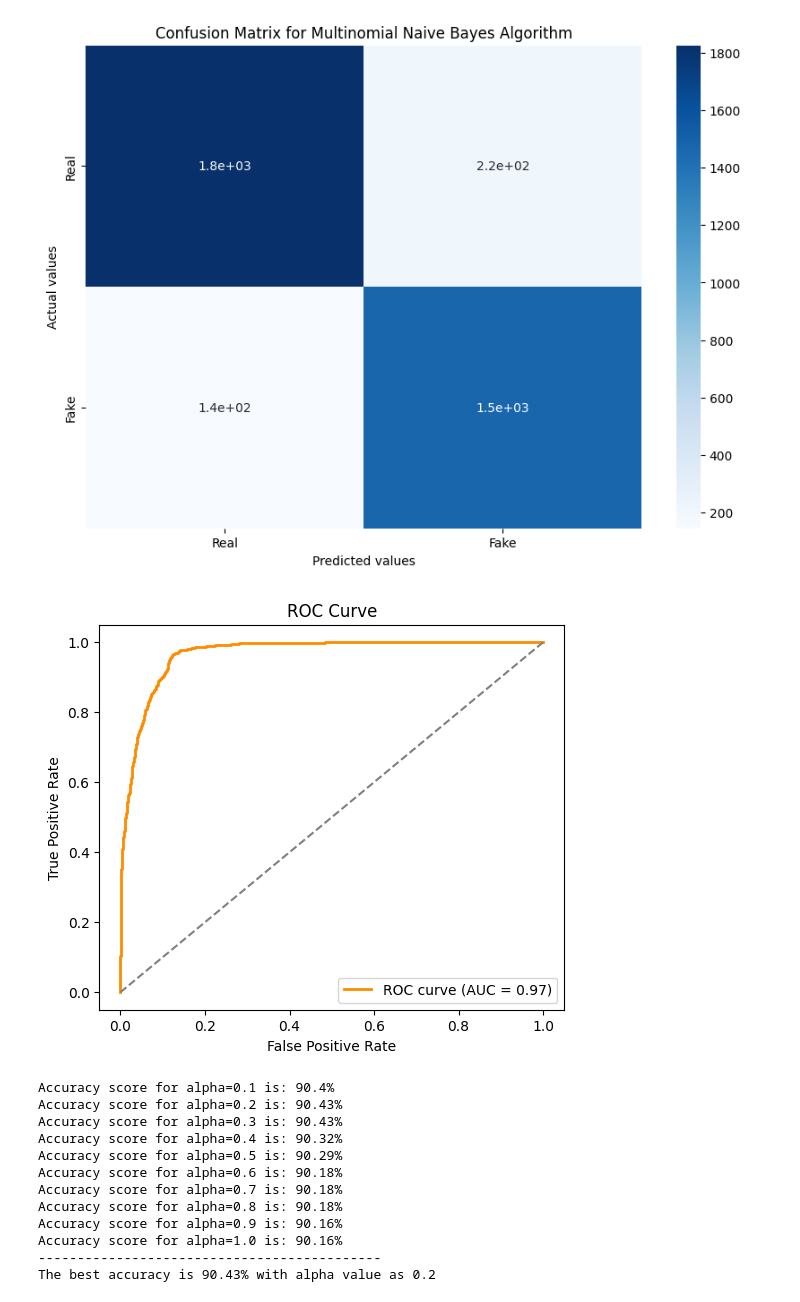
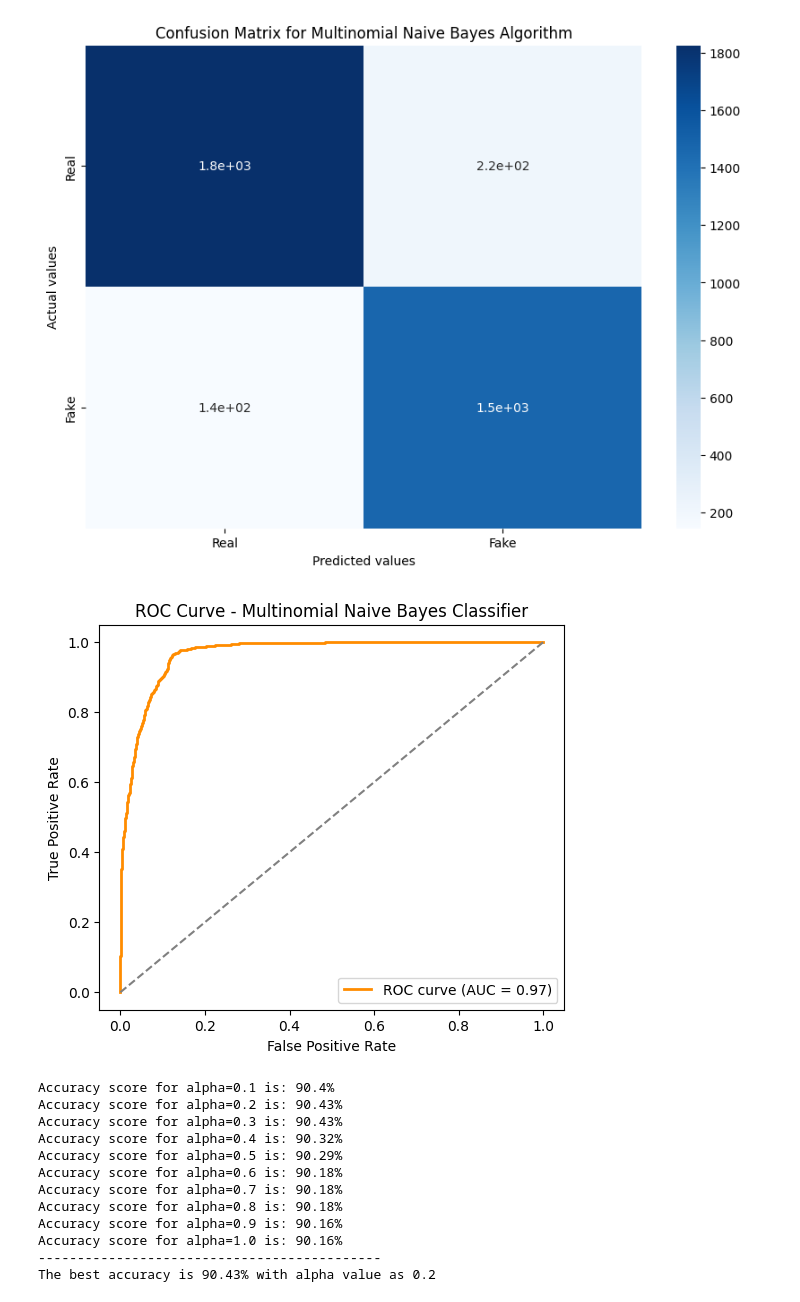
Before and after one commit to vrm2310/nlp-mpr-sem5, a Jupyter notebook: fake_news_classifier.ipynb, the cells around one changed output. Drawn from its saved outputs; the diff is of its cells as text; code cells hidden in the pictures.

```diff
--- a/fake_news_classifier.ipynb
+++ b/fake_news_classifier.ipynb
@@ -188,20 +189,20 @@ plt.show()
 # %%
 from sklearn.metrics import roc_curve, auc
 
 y_prob = nb_classifier.predict_proba(X_test)[:, 1]
 fpr, tpr, _ = roc_curve(y_test, y_prob)
 roc_auc = auc(fpr, tpr)
 
 plt.figure(figsize=(6, 5))
 plt.plot(fpr, tpr, color='darkorange', lw=2, label=f'ROC curve (AUC = {roc_auc:.2f})')
 plt.plot([0, 1], [0, 1], color='gray', linestyle='--')
 plt.xlabel('False Positive Rate')
 plt.ylabel('True Positive Rate')
-plt.title('ROC Curve')
+plt.title('ROC Curve - Multinomial Naive Bayes Classifier')
 plt.legend(loc='lower right')
 plt.show()
 # %% [output]
-[figure, old version]
+[figure, new version]
 # %%
 # Hyperparameter tuning the Naive Bayes Classifier
 best_accuracy = 0.0
```
Also changed, not shown: parts of 9 cells of this notebook, 1 other file.
